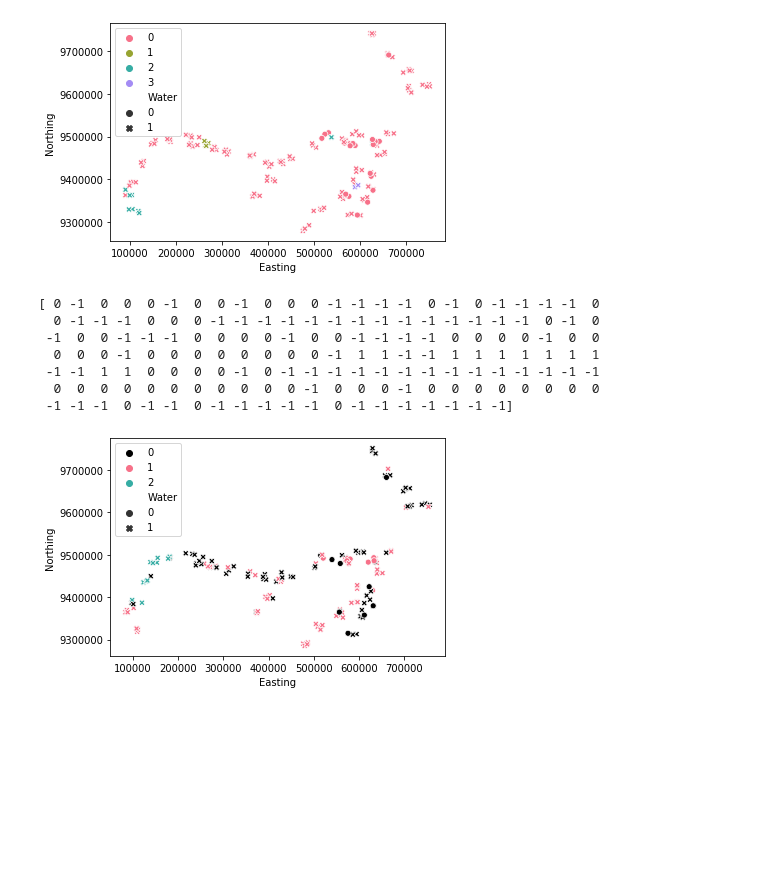
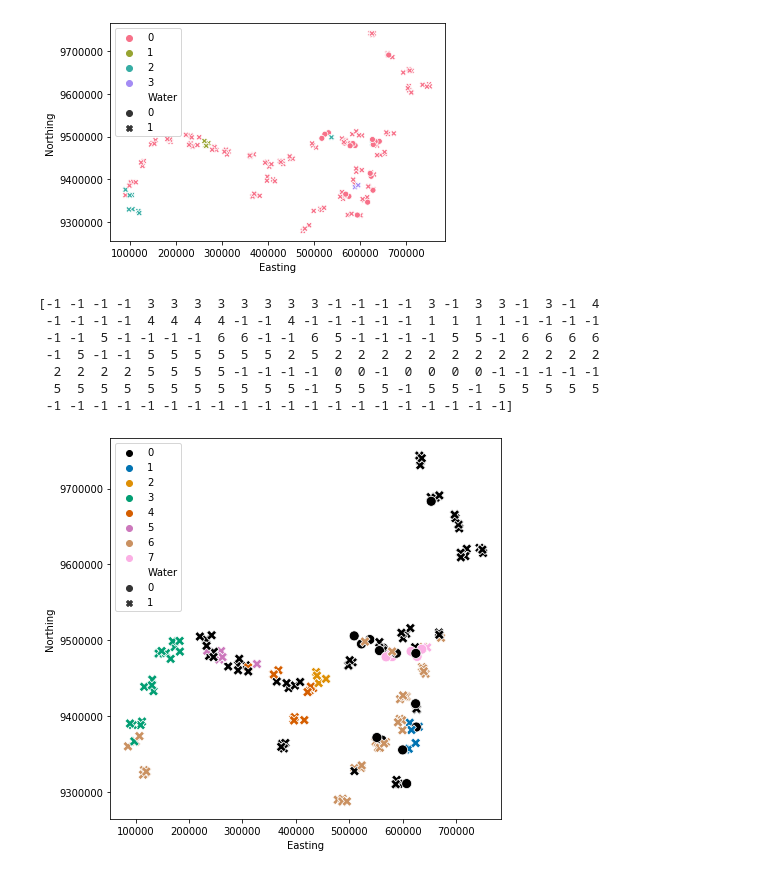
Before and after one commit to adamingas/amazon-rivers, a Jupyter notebook: UML.ipynb, the cells around one changed output. Cells and saved outputs as stored; diff of their text form; code cells hidden in the pictures; blank space fills up the shorter version.

```diff
--- a/UML.ipynb
+++ b/UML.ipynb
@@ -227,5 +249,5 @@ def cluster_on_map(labels):
     plt.subplots(figsize = (7,7))
     X,Y = (add_jitter(wwfdf.Easting), add_jitter(wwfdf.Northing))
     sns.scatterplot(x= X,y=Y,
-                    hue=labels,palette=[(0,0,0)]+sns.color_palette("colorblind", labels.max()),style=wwfdf.Water)
+                    hue=labels,palette=[(0,0,0)]+sns.color_palette("colorblind", labels.max()),style=wwfdf.Water,s=100)
 # %%
@@ -293,17 +323,17 @@ cluster_on_map(dblabels)
  -1 -1 -1 -1 -1 -1 -1 -1 -1 -1 -1 -1 -1 -1 -1 -1 -1 -1 -1 -1]
 [figure]
 # %%
-hdlabels=hdbscan.HDBSCAN(min_cluster_size=9).fit_predict(riverdfCssLog)
+hdlabels=hdbscan.HDBSCAN(min_cluster_size=4).fit_predict(riverdfCssLog)
 print(hdlabels)
 if hdlabels.min() ==-1:
     hdlabels +=1
 cluster_on_map(hdlabels)
 # %% [output]
-[ 0 -1  0  0  0 -1  0  0 -1  0  0  0 -1 -1 -1 -1  0 -1  0 -1 -1 -1 -1  0
-  0 -1 -1 -1  0  0  0 -1 -1 -1 -1 -1 -1 -1 -1 -1 -1 -1 -1 -1 -1  0 -1  0
- -1  0  0 -1 -1 -1  0  0  0  0 -1  0  0 -1 -1 -1 -1  0  0  0  0 -1  0  0
-  0  0  0 -1  0  0  0  0  0  0  0  0 -1  1  1 -1 -1  1  1  1  1  1  1  1
- -1 -1  1  1  0  0  0  0 -1  0 -1 -1 -1 -1 -1 -1 -1 -1 -1 -1 -1 -1 -1 -1
-  0  0  0  0  0  0  0  0  0  0  0 -1  0  0  0 -1  0  0  0  0  0  0  0  0
- -1 -1 -1  0 -1 -1  0 -1 -1 -1 -1 -1  0 -1 -1 -1 -1 -1 -1 -1]
+[-1 -1 -1 -1  3  3  3  3  3  3  3  3 -1 -1 -1 -1  3 -1  3  3 -1  3 -1  4
+ -1 -1 -1 -1  4  4  4  4 -1 -1  4 -1 -1 -1 -1 -1  1  1  1  1 -1 -1 -1 -1
+ -1 -1  5 -1 -1 -1 -1  6  6 -1 -1  6  5 -1 -1 -1 -1  5  5 -1  6  6  6  6
+ -1  5 -1 -1  5  5  5  5  5  5  2  5  2  2  2  2  2  2  2  2  2  2  2  2
+  2  2  2  2  5  5  5  5 -1 -1 -1 -1  0  0 -1  0  0  0  0 -1 -1 -1 -1 -1
+  5  5  5  5  5  5  5  5  5  5  5 -1  5  5  5 -1  5  5 -1  5  5  5  5  5
+ -1 -1 -1 -1 -1 -1 -1 -1 -1 -1 -1 -1 -1 -1 -1 -1 -1 -1 -1 -1]
-[figure, old version]
+[figure, new version]
```
Also changed, not shown: parts of 5 cells of this notebook, 26 other files.
